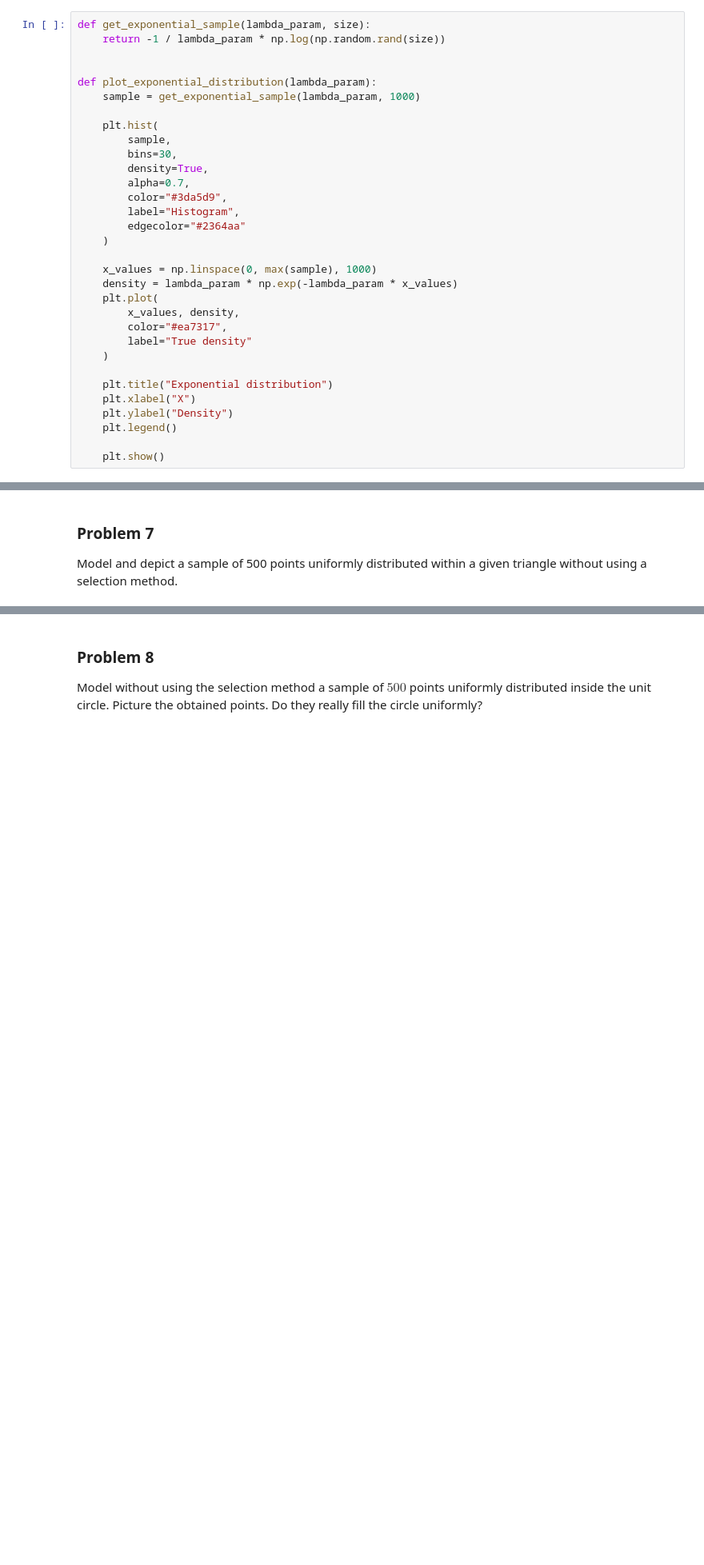
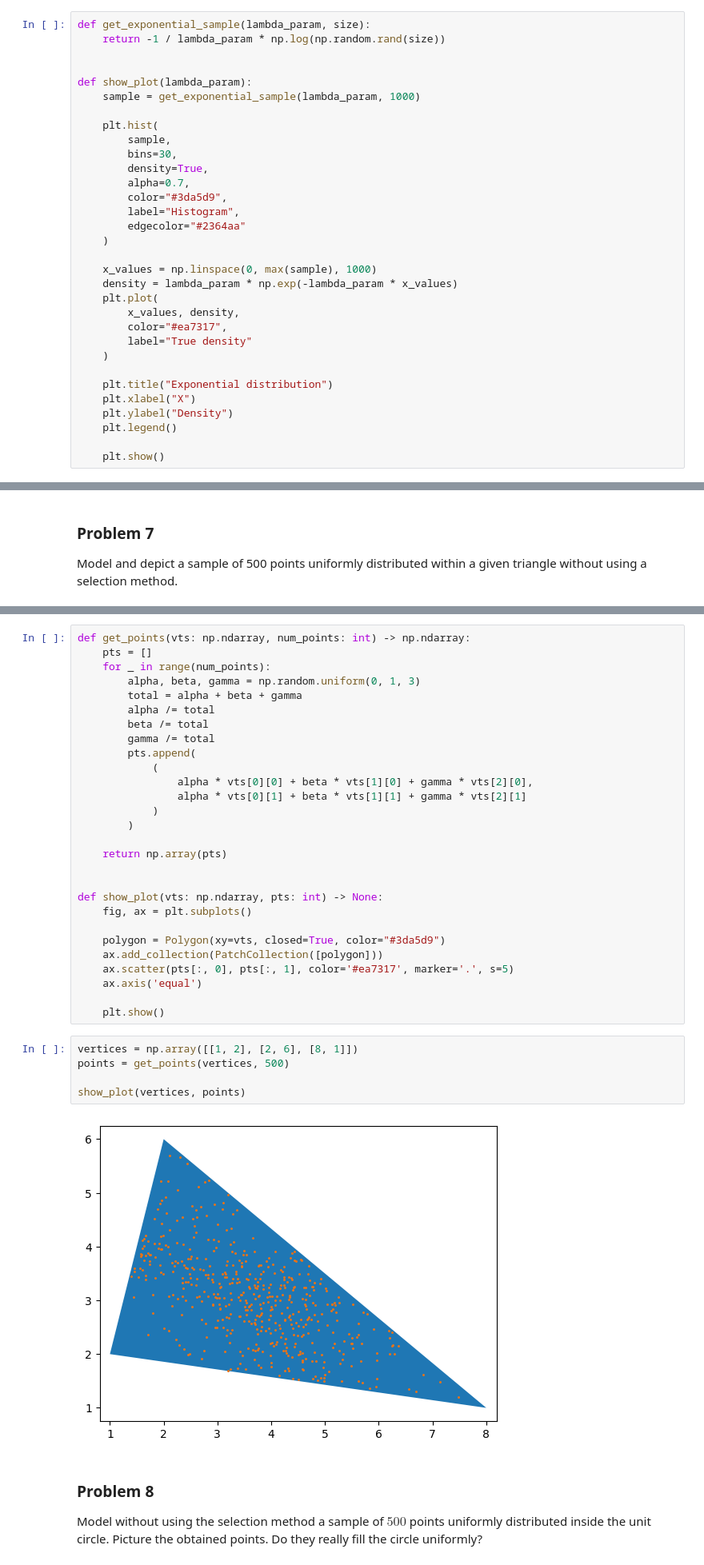
Before and after one commit to ErikRusanov/statistics, a Jupyter notebook: 3_random.ipynb, the cells around one changed output, grey strips where cells are left out. Shown at 80% size. Saved outputs shown, nothing was run; the diff lists cells and outputs as text; blank space fills up the shorter version.

```diff
--- a/3_random.ipynb
+++ b/3_random.ipynb
@@ -332,7 +332,7 @@ def get_exponential_sample(lambda_param, size):
     return -1 / lambda_param * np.log(np.random.rand(size))
 
 
-def plot_exponential_distribution(lambda_param):
+def show_plot(lambda_param):
     sample = get_exponential_sample(lambda_param, 1000)
 
     plt.hist(
@@ -472,3 +470,38 @@ plt.show()
+# %%
+def get_points(vts: np.ndarray, num_points: int) -> np.ndarray:
+    pts = []
+    for _ in range(num_points):
+        alpha, beta, gamma = np.random.uniform(0, 1, 3)
+        total = alpha + beta + gamma
+        alpha /= total
+        beta /= total
+        gamma /= total
+        pts.append(
+            (
+                alpha * vts[0][0] + beta * vts[1][0] + gamma * vts[2][0],
+                alpha * vts[0][1] + beta * vts[1][1] + gamma * vts[2][1]
+            )
+        )
+
+    return np.array(pts)
+
+
+def show_plot(vts: np.ndarray, pts: int) -> None:
+    fig, ax = plt.subplots()
+
+    polygon = Polygon(xy=vts, closed=True, color="#3da5d9")
+    ax.add_collection(PatchCollection([polygon]))
+    ax.scatter(pts[:, 0], pts[:, 1], color='#ea7317', marker='.', s=5)
+    ax.axis('equal')
+
+    plt.show()
+# %%
+vertices = np.array([[1, 2], [2, 6], [8, 1]])
+points = get_points(vertices, 500)
+
+show_plot(vertices, points)
+# %% [output]
+[figure, added]
 # %% [markdown]
 ### Problem 8
 Model without using the selection method a sample of $500$ points uniformly distributed inside the unit circle. Picture the obtained points. Do they really fill the circle uniformly?
```
Also changed, not shown: parts of 2 cells of this notebook.
